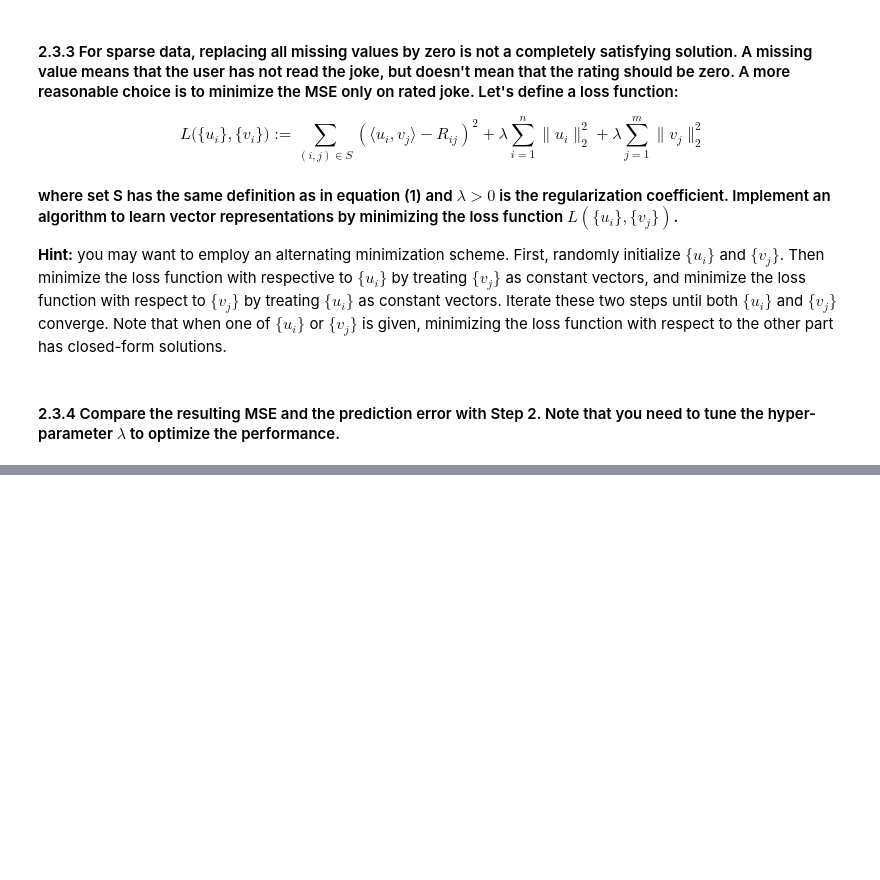
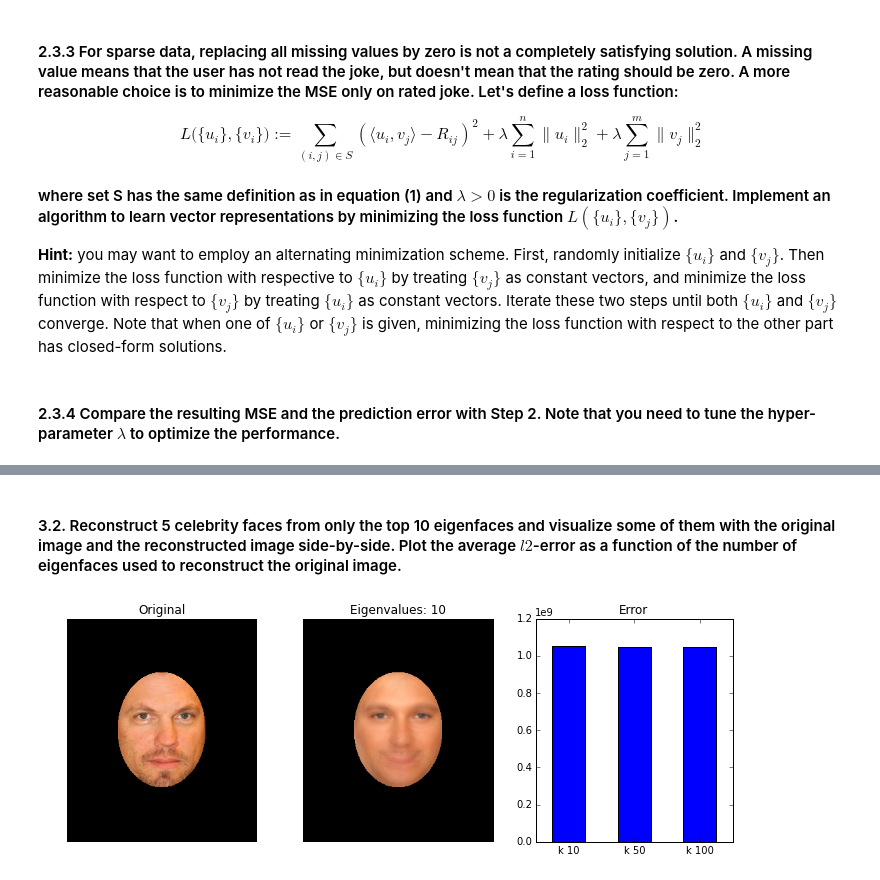
Before and after one commit to semerj/cs289-fall2015, a Jupyter notebook: hw7/CS289a - HW7.ipynb, the cells around one changed output, grey strips where cells are left out. Cells and saved outputs as stored; diff of their text form; code cells hidden in the pictures; blank space fills up the shorter version.

```diff
--- a/hw7/CS289a - HW7.ipynb
+++ b/hw7/CS289a - HW7.ipynb
@@ -164,0 +273,6 @@ np.savetxt("./als_d5_kaggle.csv", kaggle_submission, fmt="%i", delimiter=",", he
+# %% [markdown]
+#### 3.2. Reconstruct 5 celebrity faces from only the top 10 eigenfaces and visualize some of them with the original image and the reconstructed image side-by-side. Plot the average $l 2$-error as a function of the number of eigenfaces used to reconstruct the original image.
+# %%
+plot_eigenfaces(celebs, 0, mask, unmasked_pixels)
+# %% [output]
+[figure, added]
```
Also changed, not shown: parts of 27 cells of this notebook, 2 other files.
